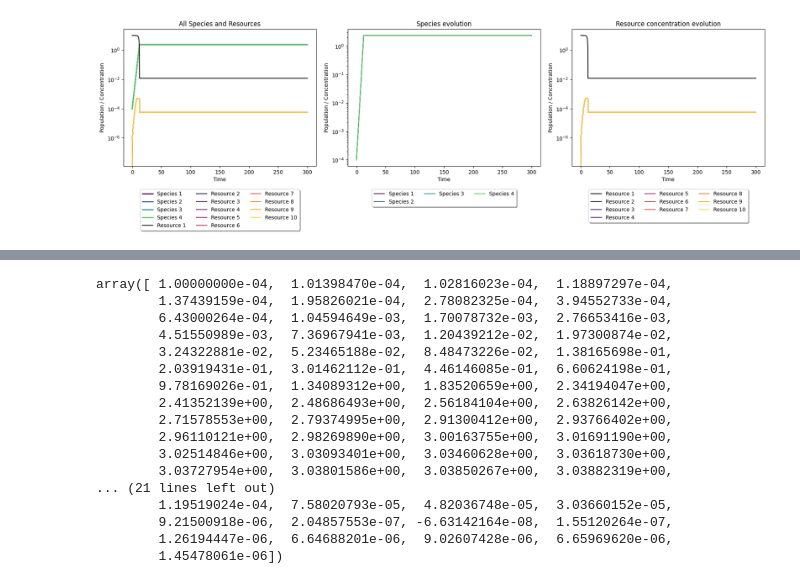
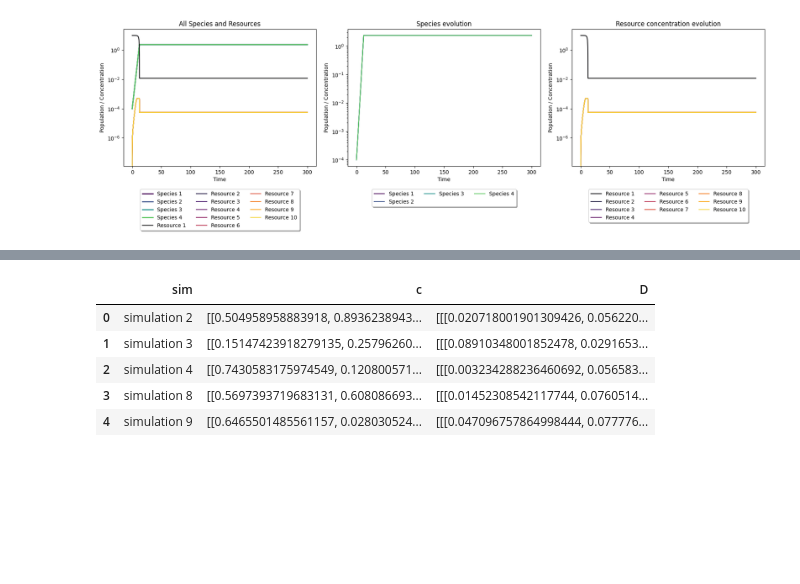
Before and after one commit to GiveMe1Coffee/m6-consumer-resource-model, a Jupyter notebook: M6_project.ipynb, the cells around one changed output, grey strips where cells are left out. Drawn from its saved outputs; the diff is of its cells as text; code cells hidden in the pictures; blank space fills up the shorter version.

Commit message:
USINAGE DATAFRAME

```diff
--- a/M6_project.ipynb
+++ b/M6_project.ipynb
@@ -258,20 +259,30 @@ plt.show()
-# %%
-sim_dict['simulation 9'][1].y[0]
-# %% [output]
-array([ 1.00000000e-04,  1.01398470e-04,  1.02816023e-04,  1.18897297e-04,
-        1.37439159e-04,  1.95826021e-04,  2.78082325e-04,  3.94552733e-04,
-        6.43000264e-04,  1.04594649e-03,  1.70078732e-03,  2.76653416e-03,
-        4.51550989e-03,  7.36967941e-03,  1.20439212e-02,  1.97300874e-02,
-        3.24322881e-02,  5.23465188e-02,  8.48473226e-02,  1.38165698e-01,
-        2.03919431e-01,  3.01462112e-01,  4.46146085e-01,  6.60624198e-01,
-        9.78169026e-01,  1.34089312e+00,  1.83520659e+00,  2.34194047e+00,
-        2.41352139e+00,  2.48686493e+00,  2.56184104e+00,  2.63826142e+00,
-        2.71578553e+00,  2.79374995e+00,  2.91300412e+00,  2.93766402e+00,
-        2.96110121e+00,  2.98269890e+00,  3.00163755e+00,  3.01691190e+00,
-        3.02514846e+00,  3.03093401e+00,  3.03460628e+00,  3.03618730e+00,
-        3.03727954e+00,  3.03801586e+00,  3.03850267e+00,  3.03882319e+00,
-... (21 lines left out)
-        1.19519024e-04,  7.58020793e-05,  4.82036748e-05,  3.03660152e-05,
-        9.21500918e-06,  2.04857553e-07, -6.63142164e-08,  1.55120264e-07,
-        1.26194447e-06,  6.64688201e-06,  9.02607428e-06,  6.65969620e-06,
-        1.45478061e-06])
+# %%
+
+cohabitation_data = {"sim":[], "c" :[], "D" : []}
+
+domination_data = {"sim":[],"c":[], "D":[]}
+
+for i in range(len(sim_dict)):
+  index_alive = []
+  for a in range(n_species):
+    if sim_dict[f"simulation {i}"][1].y[a][-1:] > 1e-9:
+      index_alive.append(a)
+  if len(index_alive) > 1:
+    cohabitation_data["sim"].append(f"simulation {i}")
+    cohabitation_data["c"].append(sim_dict[f"simulation {i}"][0][0])
+    cohabitation_data["D"].append(sim_dict[f"simulation {i}"][0][1])
+  else:
+    domination_data["sim"].append(f"simulation {i}")
+    domination_data["c"].append(sim_dict[f"simulation {i}"][0][0])
+    domination_data["D"].append(sim_dict[f"simulation {i}"][0][1])
+
+cohabitation_df = pd.DataFrame(cohabitation_data)
+domination_df = pd.DataFrame(domination_data)
+domination_df.head()
+# %% [output]
+|  | sim | c | D |
+| 0 | simulation 2 | [[0.504958958883918, 0.8936238943... | [[[0.020718001901309426, 0.056220... |
+| 1 | simulation 3 | [[0.15147423918279135, 0.25796260... | [[[0.08910348001852478, 0.0291653... |
+| 2 | simulation 4 | [[0.7430583175974549, 0.120800571... | [[[0.003234288236460692, 0.056583... |
+| 3 | simulation 8 | [[0.5697393719683131, 0.608086693... | [[[0.01452308542117744, 0.0760514... |
+| 4 | simulation 9 | [[0.6465501485561157, 0.028030524... | [[[0.047096757864998444, 0.077776... |
```
Also changed, not shown: parts of 5 cells of this notebook.
